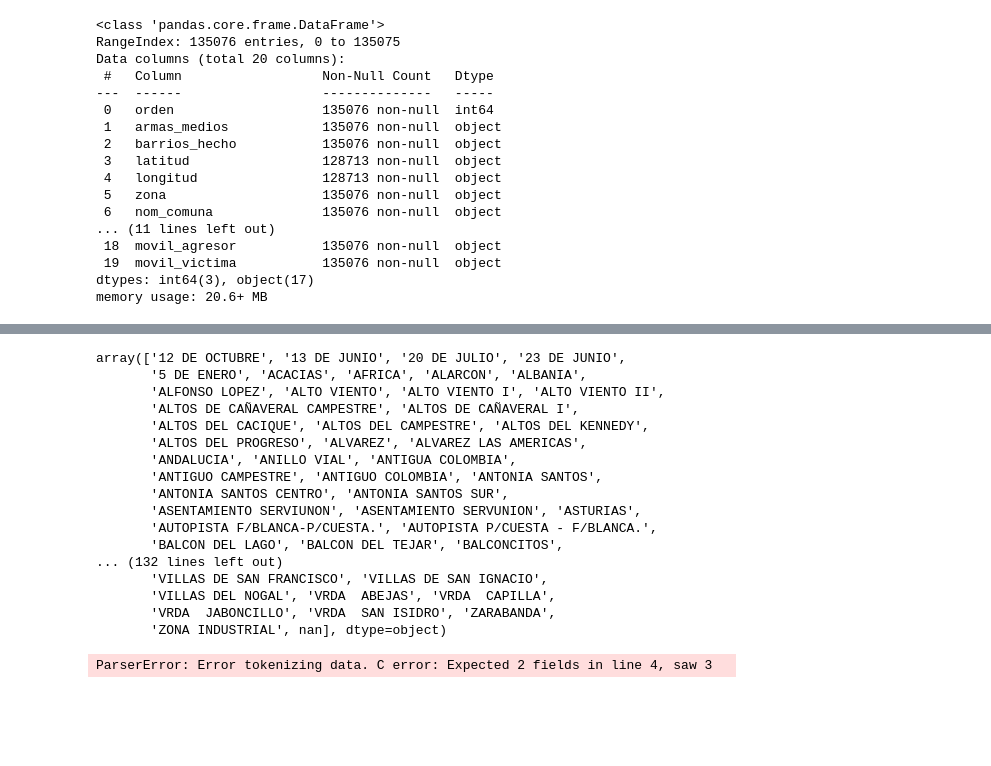
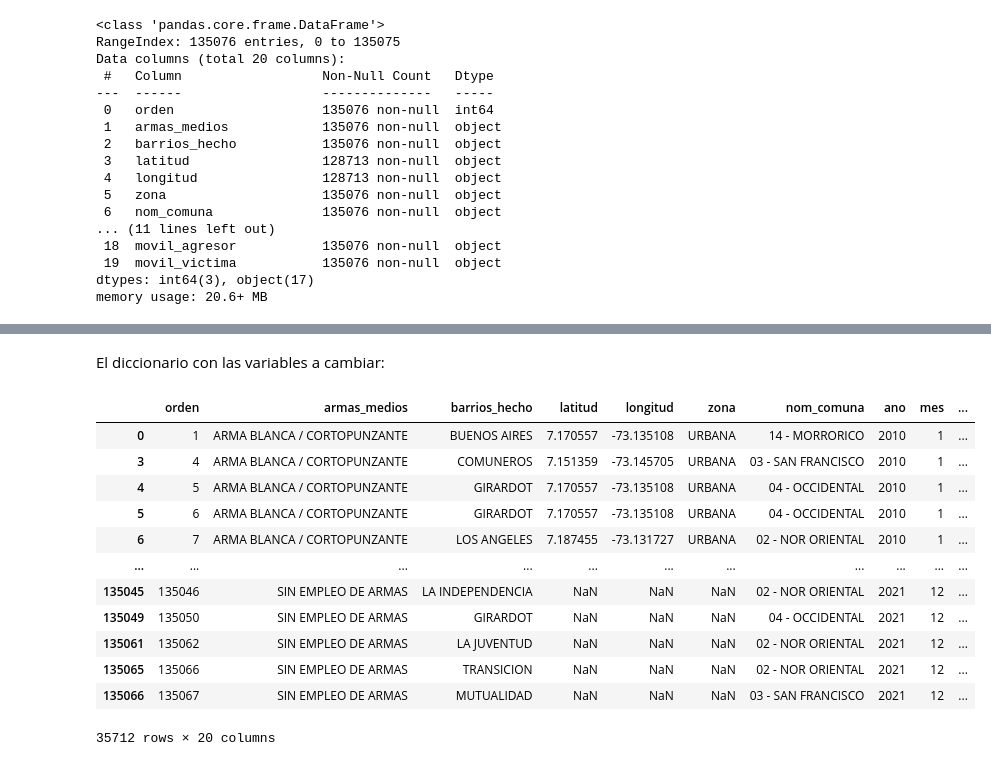
Before and after one commit to Joaron4/team211_bucaramanga, a Jupyter notebook: delitos_by_neighborhood.ipynb, the cells around one changed output, grey strips where cells are left out. Cells and saved outputs as stored; diff of their text form; code cells hidden in the pictures; blank space fills up the shorter version.

```diff
--- a/delitos_by_neighborhood.ipynb
+++ b/delitos_by_neighborhood.ipynb
@@ -165,25 +102,58 @@ Name: armas_medios, dtype: int64
+# %%
+barrios_alertatemprana = ["12 DE OCTUBRE","13 DE JUNIO","23 DE JUNIO","5 DE ENERO","ALARCON","BETANIA","ALTOS DEL KENNEDY","ALTOS DEL PROGRESO","BALCONES DEL KENNEDY",
+                        "BARRIO NUEVO","BOSQUE NORTE","BUENOS AIRES","CAFE MADRID","CAMILO TORRES","CAMPO MADRID","CARLOS PIZARRO","CHAPINERO","CLAVERIANO","COLORADOS",
+                        "COMUNEROS","DIVINO NIÑO","DON BOSCO","EL CINAL","EL ROSAL","EL PABLÓN","LA ESPERANZA I","LA ESPERANZA II", "LA ESPERANZA III","ESTORAQUES",
+                        "GAITAN","GALLINERAL","GIRARDOT","GRANADA","JOSE ANTONIO GALAN","JOSE MARIA CORDOBA","KENNEDY","LA FERIA","LA GLORIA","LA INDEPENDENCIA",
+                        "LA JUVENTUD","LA INMACULADA","LA UNIVERSIDAD","LAS HAMACAS","OLAS ALTAS","OLAS BAJAS","LIZCANO I","LIZCANO II","LOS ANGELES","MARIA PAZ",
+                        "MESETAS DEL SANTUARIO","MINUTO DE DIOS","MIRAFLORES","MIRADOR","MIRADOR DEL KENNEDY","MIRAMAR","MODELO","MORRORICO","MUTUALIDAD","NAPOLES","NARIÑO",
+                        "NAVAS","NORTE BAJO","OLAS II","OMAGA I","OMAGA II","PIO XII","PRIMAVERAL","PUERTO RICO","QUEBRADA LA IGLESIA I","REGADERO NORTE","RINCON DE LA PAZ",
+                        "SAN CRISTOBAL","SAN RAFAEL","SAN MARTIN","SAN PEDRO CLAVER","SANTANDER","TEJAR NORTE","TRANSICION","TRANSICION I","TRANSICION II","TRANSICION III",
+                        "TRANSICION IV","TRANSICION V","VILLA HELENA I","VILLA HELENA II","VILLA HELENA","VILLA ROSA","VILLA MARIA I","VILLA MARIA III", "VILLA MERCEDES",
+                        "VILLA ROSA","VILLAS DE GIRARDOT", "ZARABANDA"]
+# %% [markdown]
+El diccionario con las variables a cambiar:
+# %%
+barrios_cambiar = {
+    "DIVINO NIÑO (COLORADOS)": "DIVINO NIÑO",
+    "EL PABLON": "EL PABLÓN",
+    "EL PABLON ( LA TORRE )": "EL PABLÓN",
+    "EL PABLON ( VILLA LINA )": "EL PABLÓN",
+    "EL PABLON ( VILLA PATRICIA )": "EL PABLÓN",
+    "ESPERANZA I": "LA ESPERANZA I",
+    "ESPERANZA II": "LA ESPERANZA II",
+    "ESPERANZA III": "LA ESPERANZA III",
+    "MIRADORES DEL KENNEDY": "MIRADOR DEL KENNEDY",
+    "OMAGA (SECTOR I )": "OMAGA I",
+    "OMAGA (SECTOR II )": "OMAGA II",
+    "QUEBRADA LA IGLESIA": "QUEBRADA LA IGLESIA I",
+    "TEJAR NORTE (SECTOR I )" : "TEJAR NORTE",
+    "TEJAR NORTE (SECTOR II )" : "TEJAR NORTE",
+    "VILLA MARIA" : "VILLA MARIA I",
+    "VILLA MARIA III (BAJA)":"VILLA MARIA III",
+    "VILLA ROSA (SECTOR II )":"VILLA ROSA",
+    "VILLA ROSA (SECTOR III )":"VILLA ROSA",
+    "INV. VILLAS DEL GIRARDOT" : "VILLAS DE GIRARDOT"
+}
+# %%
+delitos["barrios_hecho"] = delitos["barrios_hecho"].replace(barrios_cambiar)
+# %%
+delitos[delitos["barrios_hecho"].isin(barrios_alertatemprana)]
+# %% [output]
+|  | orden | armas_medios | barrios_hecho | latitud | longitud | zona | nom_comuna | ano | mes | ... |
+| 0 | 1 | ARMA BLANCA / CORTOPUNZANTE | BUENOS AIRES | 7.170557 | -73.135108 | URBANA | 14 - MORRORICO | 2010 | 1 | ... |
+| 3 | 4 | ARMA BLANCA / CORTOPUNZANTE | COMUNEROS | 7.151359 | -73.145705 | URBANA | 03 - SAN FRANCISCO | 2010 | 1 | ... |
+| 4 | 5 | ARMA BLANCA / CORTOPUNZANTE | GIRARDOT | 7.170557 | -73.135108 | URBANA | 04 - OCCIDENTAL | 2010 | 1 | ... |
+| 5 | 6 | ARMA BLANCA / CORTOPUNZANTE | GIRARDOT | 7.170557 | -73.135108 | URBANA | 04 - OCCIDENTAL | 2010 | 1 | ... |
+| 6 | 7 | ARMA BLANCA / CORTOPUNZANTE | LOS ANGELES | 7.187455 | -73.131727 | URBANA | 02 - NOR ORIENTAL | 2010 | 1 | ... |
+| ... | ... | ... | ... | ... | ... | ... | ... | ... | ... | ... |
+| 135045 | 135046 | SIN EMPLEO DE ARMAS | LA INDEPENDENCIA | NaN | NaN | NaN | 02 - NOR ORIENTAL | 2021 | 12 | ... |
+| 135049 | 135050 | SIN EMPLEO DE ARMAS | GIRARDOT | NaN | NaN | NaN | 04 - OCCIDENTAL | 2021 | 12 | ... |
+| 135061 | 135062 | SIN EMPLEO DE ARMAS | LA JUVENTUD | NaN | NaN | NaN | 02 - NOR ORIENTAL | 2021 | 12 | ... |
+| 135065 | 135066 | SIN EMPLEO DE ARMAS | TRANSICION | NaN | NaN | NaN | 02 - NOR ORIENTAL | 2021 | 12 | ... |
+| 135066 | 135067 | SIN EMPLEO DE ARMAS | MUTUALIDAD | NaN | NaN | NaN | 03 - SAN FRANCISCO | 2021 | 12 | ... |
+35712 rows × 20 columns
 # %%
 #dicc_armas = {"MOTO":"VEHICULO","LLAVE MAESTRA":"LLAVE MAESTRA / PALANCA","PALANCA":"LLAVE MAESTRA / PALANCA","ESCOPOLAMINA":"OTRO TIPO DE ARMA","":"OTRO TIPO DE ARMA",\
 #    "LLAMADA TELEFONICA":"OTRO TIPO DE ARMA","PUNZANTES":"ARMA BLANCA / CORTOPUNZANTE","CORTANTES":"ARMA BLANCA / CORTOPUNZANTE","":"OTRO TIPO DE ARMA","PERRO":"OTRO TIPO DE ARMA","REDES SOCIALES":"OTRO TIPO DE ARMA","":"OTRO TIPO DE ARMA","":"OTRO TIPO DE ARMA","":"OTRO TIPO DE ARMA",}
 # %%
 #armas_medios = delitos.groupby(["barrios_hecho","armas_medios"]).size().to_frame("quantity")
-# %%
-delitos["barrios_hecho"].sort_values().unique()
-# %% [output]
-array(['12 DE OCTUBRE', '13 DE JUNIO', '20 DE JULIO', '23 DE JUNIO',
-       '5 DE ENERO', 'ACACIAS', 'AFRICA', 'ALARCON', 'ALBANIA',
-       'ALFONSO LOPEZ', 'ALTO VIENTO', 'ALTO VIENTO I', 'ALTO VIENTO II',
-       'ALTOS DE CAÑAVERAL CAMPESTRE', 'ALTOS DE CAÑAVERAL I',
-       'ALTOS DEL CACIQUE', 'ALTOS DEL CAMPESTRE', 'ALTOS DEL KENNEDY',
-       'ALTOS DEL PROGRESO', 'ALVAREZ', 'ALVAREZ LAS AMERICAS',
-       'ANDALUCIA', 'ANILLO VIAL', 'ANTIGUA COLOMBIA',
-       'ANTIGUO CAMPESTRE', 'ANTIGUO COLOMBIA', 'ANTONIA SANTOS',
-       'ANTONIA SANTOS CENTRO', 'ANTONIA SANTOS SUR',
-       'ASENTAMIENTO SERVIUNON', 'ASENTAMIENTO SERVUNION', 'ASTURIAS',
-       'AUTOPISTA F/BLANCA-P/CUESTA.', 'AUTOPISTA P/CUESTA - F/BLANCA.',
-       'BALCON DEL LAGO', 'BALCON DEL TEJAR', 'BALCONCITOS',
-... (132 lines left out)
-       'VILLAS DE SAN FRANCISCO', 'VILLAS DE SAN IGNACIO',
-       'VILLAS DEL NOGAL', 'VRDA  ABEJAS', 'VRDA  CAPILLA',
-       'VRDA  JABONCILLO', 'VRDA  SAN ISIDRO', 'ZARABANDA',
-       'ZONA INDUSTRIAL', nan], dtype=object)
@@ -192,4 +160,2 @@ barrios_alertatemprana = ["12 DE OCTUBRE","13 DE JUNIO","23 DE JUNIO","5 DE ENER
 # %%
-geojson = gpd.read_file("https://raw.githubusercontent.com/Joaron4/team211_datasets/main/Barrios-polygon.geojson", driver = "GeoJSON")
+#geojson = gpd.read_file("https://raw.githubusercontent.com/Joaron4/team211_datasets/main/Barrios-polygon.geojson", driver = "GeoJSON")
-# %% [output]
-ParserError: Error tokenizing data. C error: Expected 2 fields in line 4, saw 3
```
Also changed, not shown: parts of 30 cells of this notebook.
